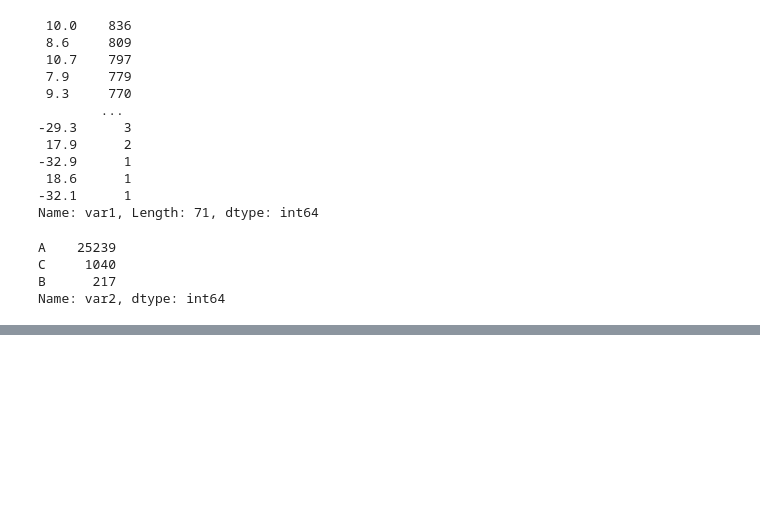
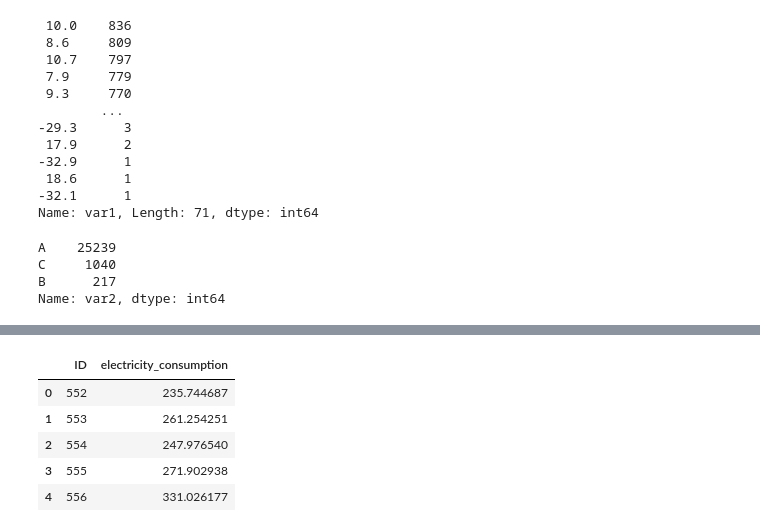
Before and after one commit to Ayanlola2002/Analyticsvidyah, a Jupyter notebook: Janata_TimeSeries.ipynb, the cells around one changed output, grey strips where cells are left out. Saved outputs shown, nothing was run; the diff lists cells and outputs as text; code cells hidden in the pictures; blank space fills up the shorter version.

```diff
--- a/Janata_TimeSeries.ipynb
+++ b/Janata_TimeSeries.ipynb
@@ -103,0 +325,30 @@ Name: var2, dtype: int64
+# %%
+#using Averaging Ensembling
+from sklearn.base import BaseEstimator
+from sklearn.base import RegressorMixin
+from sklearn.base import TransformerMixin
+from sklearn.base import clone
+class AveragedModels(BaseEstimator, RegressorMixin, TransformerMixin):
+    def __init__(self, models):
+        self.models = models
+
+    def fit(self, X, y):
+        self.models_ = [clone(x) for x in self.models]
+
+        # Train cloned base models
+        for model in self.models_:
+            model.fit(X, y)
+        return self
+
+    def predict(self, X):
+        predictions = np.column_stack([
+            model.predict(X) for model in self.models_
+        ])
+        return np.mean(predictions, axis=1)
+# %%
+
+%%time
+averaged_model = AveragedModels([model_enet,model_lgb,model_gboost,model_krr,model_xgb])
+get_cv_scores(averaged_model,xtrain, ytrain)
+averaged_model.fit(xtrain,ytrain)
+AV_y_pred = averaged_model.predict(test)
@@ -103,0 +365,14 @@ Name: var2, dtype: int64
+# %%
+AV_y_pred=np.expm1(AV_y_pred)
+# %%
+output = pd.DataFrame({'ID': id,'electricity_consumption': AV_y_pred})
+output.to_csv('submission.csv', index=False)
+# %%
+output.head()
+# %% [output]
+|  | ID | electricity_consumption |
+| 0 | 552 | 235.744687 |
+| 1 | 553 | 261.254251 |
+| 2 | 554 | 247.976540 |
+| 3 | 555 | 271.902938 |
+| 4 | 556 | 331.026177 |
```
Also changed, not shown: parts of 43 cells of this notebook.
